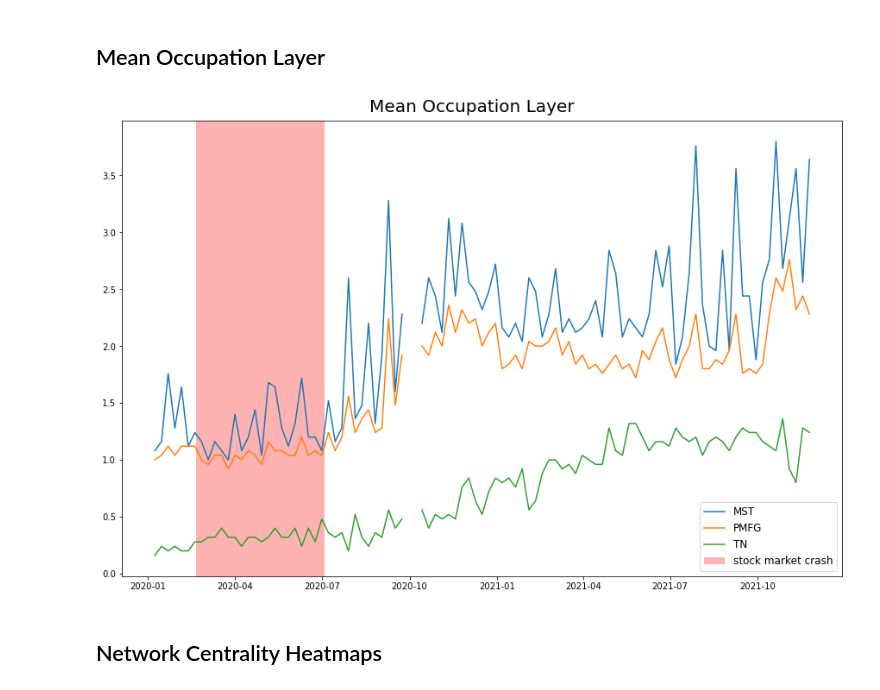
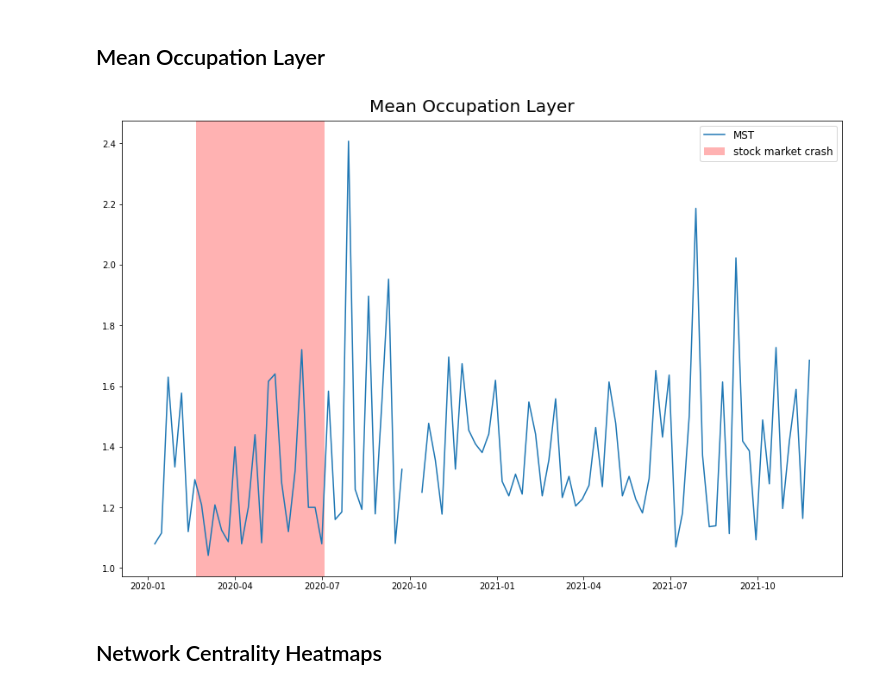
Before and after one commit to marcodipanfilo/network_science_project, a Jupyter notebook: 4-network-properties.ipynb, the cells around one changed output. Cells and saved outputs as stored; diff of their text form; code cells hidden in the pictures.

```diff
--- a/4-network-properties.ipynb
+++ b/4-network-properties.ipynb
@@ -76,7 +76,7 @@ def compare_networks(MSTs, PMFGs, TNs, measure, title, net_size=False):
     """
     MSTs, PMFGs and TNs are dictionaries of networks where keys are strings timestamps and values are networkx graphs.
     measure: networkx function, e.g. nx.average_shortest_path_length(G)
-    Set TNs = None to only compare the graphs (MSTs and PMFGs)
+    Set MSTs, PMFGs or TNs = None to not consider those for the measure
     net_size: True to superimpose network size (i.e. nr of nodes)
     title: title of the plot
     returns a plot
@@ -96,8 +96,10 @@ def compare_networks(MSTs, PMFGs, TNs, measure, title, net_size=False):
             m_pmfgs.append(np.nan)
             m_tns.append(np.nan)
         else:
-            m_msts.append(measure(MSTs[t]))
-            m_pmfgs.append(measure(PMFGs[t]))
+            if MSTs is not None:
+                m_msts.append(measure(MSTs[t]))
+            if PMFGs is not None:
+                m_pmfgs.append(measure(PMFGs[t]))
             if TNs is not None:
                 m_tns.append(measure(TNs[t]))
 
@@ -106,8 +108,10 @@ def compare_networks(MSTs, PMFGs, TNs, measure, title, net_size=False):
 
     # plot measures
     fig, ax = plt.subplots(1,1, figsize=(12,8), constrained_layout=True)
-    ax.plot(dates, m_msts, label="MST")
-    ax.plot(dates, m_pmfgs, label="PMFG")
+    if MSTs is not None:
+        ax.plot(dates, m_msts, label="MST")
+    if PMFGs is not None:
+        ax.plot(dates, m_pmfgs, label="PMFG")
     if TNs is not None:
         ax.plot(dates, m_tns, label="TN")
 
@@ -245,7 +228,7 @@ compare_networks(msts, pmfgs, tns, avg_between, "Average Closeness Centrality",
 ## Mean Occupation Layer
 # %%
 def mean_occupation_layer(G):
-    N = mst.number_of_nodes()
+    N = G.number_of_nodes()
 
     #get the node with max degree
     max_degree_id = max(dict(G.degree()), key=dict(G.degree()).get)
@@ -255,9 +238,9 @@ def mean_occupation_layer(G):
 
     return (1/N) * sum(level_to_central)
 # %%
-compare_networks(msts, pmfgs, tns, mean_occupation_layer, "Mean Occupation Layer", False)
+compare_networks(msts, None, None, mean_occupation_layer, "Mean Occupation Layer", False)
 # %% [output]
-[figure, old version]
+[figure, new version]
 # %% [markdown]
 ## Network Centrality Heatmaps
 # %%
```
Also changed, not shown: parts of 4 cells of this notebook, 3 other files.
